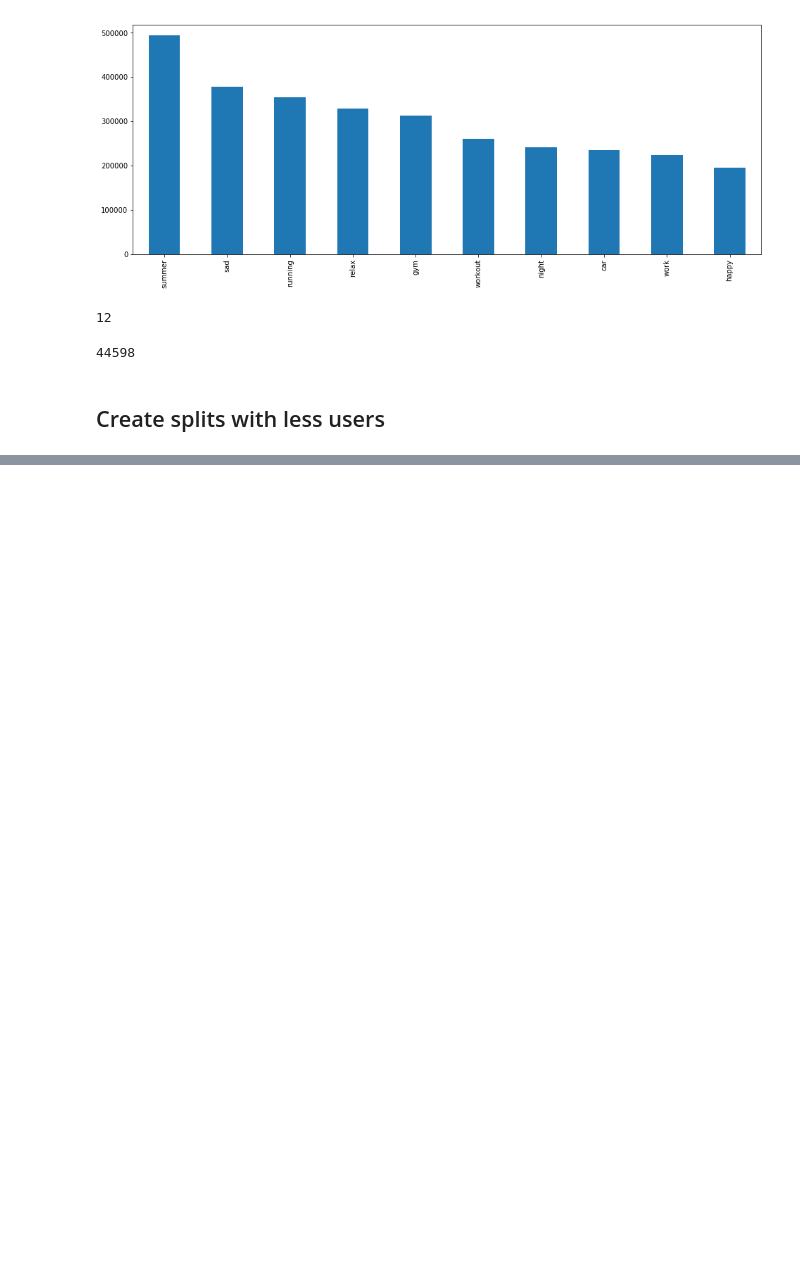
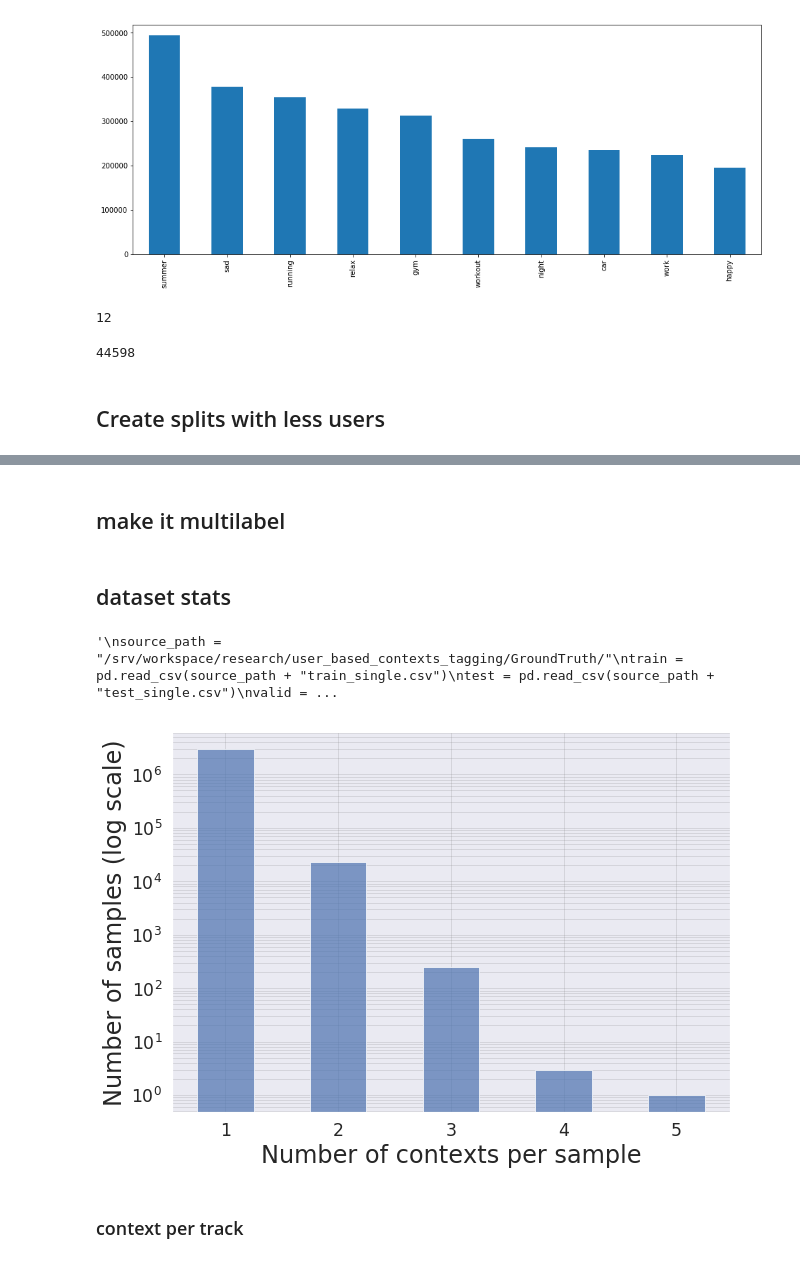
Before and after one commit to KarimMibrahim/user_based_contexts_tagging, a Jupyter notebook: Create_splits.ipynb, the cells around one changed output, grey strips where cells are left out. Saved outputs shown, nothing was run; the diff lists cells and outputs as text; code cells hidden in the pictures; blank space fills up the shorter version.

```diff
--- a/Create_splits.ipynb
+++ b/Create_splits.ipynb
@@ -350,0 +576,2 @@ active_validation_labels.to_csv(os.path.join(test_save_path, "validation_active_
+# %% [markdown]
+## make it multilabel
@@ -350,0 +613,13 @@ active_validation_labels.to_csv(os.path.join(test_save_path, "validation_active_
+# %% [markdown]
+## dataset stats
+# %%
+# i'll compute on the complete dataset
+"""
+source_path = "/srv/workspace/research/user_based_contexts_tagging/GroundTruth/"
+train = pd.read_csv(source_path + "train_single.csv")
+test = pd.read_csv(source_path + "test_single.csv")
+valid = pd.read_csv(source_path + "validation_single.csv")
+#all_samples = pd.concat([train,test,valid])
+"""
+# %% [output]
+'\nsource_path = "/srv/workspace/research/user_based_contexts_tagging/GroundTruth/"\ntrain = pd.read_csv(source_path + "train_single.csv")\ntest = pd.read_csv(source_path + "test_single.csv")\nvalid = ...
@@ -350,0 +628,33 @@ active_validation_labels.to_csv(os.path.join(test_save_path, "validation_active_
+# %%
+source_path = "/srv/workspace/research/user_based_contexts_tagging/GroundTruth/"
+train_gt = pd.read_csv(source_path + "all_labels_binarized.csv")
+train_gt.drop(["chill","club","dance","sleep",'party'],inplace=True,axis=1)
+train_gt = train_gt[train_gt.iloc[:,2:].sum(axis=1) != 0]
+# %%
+import seaborn as sns
+sns.set(color_codes=True)
+number_labels = train_gt.values[:,2:].sum(axis =1)
+# %%
+
+#plt.hist(x, density=True, bins=30)  # `density=False` would make counts
+params = {'legend.fontsize': 'x-large',
+         'axes.labelsize': 'x-large',
+         'axes.titlesize':'x-large',
+         'xtick.labelsize':'x-large',
+         'ytick.labelsize':'x-large'}
+plt.rcParams.update(params)
+plt.figure(figsize=(10,7))
+g = sns.distplot(number_labels,kde = False,bins = range(1,7,1), hist_kws=dict(alpha=0.7,align = 'left',rwidth=0.5))
+plt.ylabel('Number of samples (log scale)', fontsize=24)
+#plt.ticklabel_format(axis='y', style='sci', scilimits=(-2,2))
+plt.xlabel('Number of contexts per sample', fontsize=24)
+plt.xticks([1,2,3,4,5])
+#plt.yticks([0.5,1,1.5,2,2.5,3])
+g.set_yscale("log")
+
+g.grid(True,which="both",ls="-",c='gray',alpha=0.2)
+plt.savefig("experiments_results/labels_dist_log.pdf", format = 'pdf')
+# %% [output]
+[figure, added]
+# %% [markdown]
+### context per track
```
Also changed, not shown: parts of 53 cells of this notebook, 21 other files.
